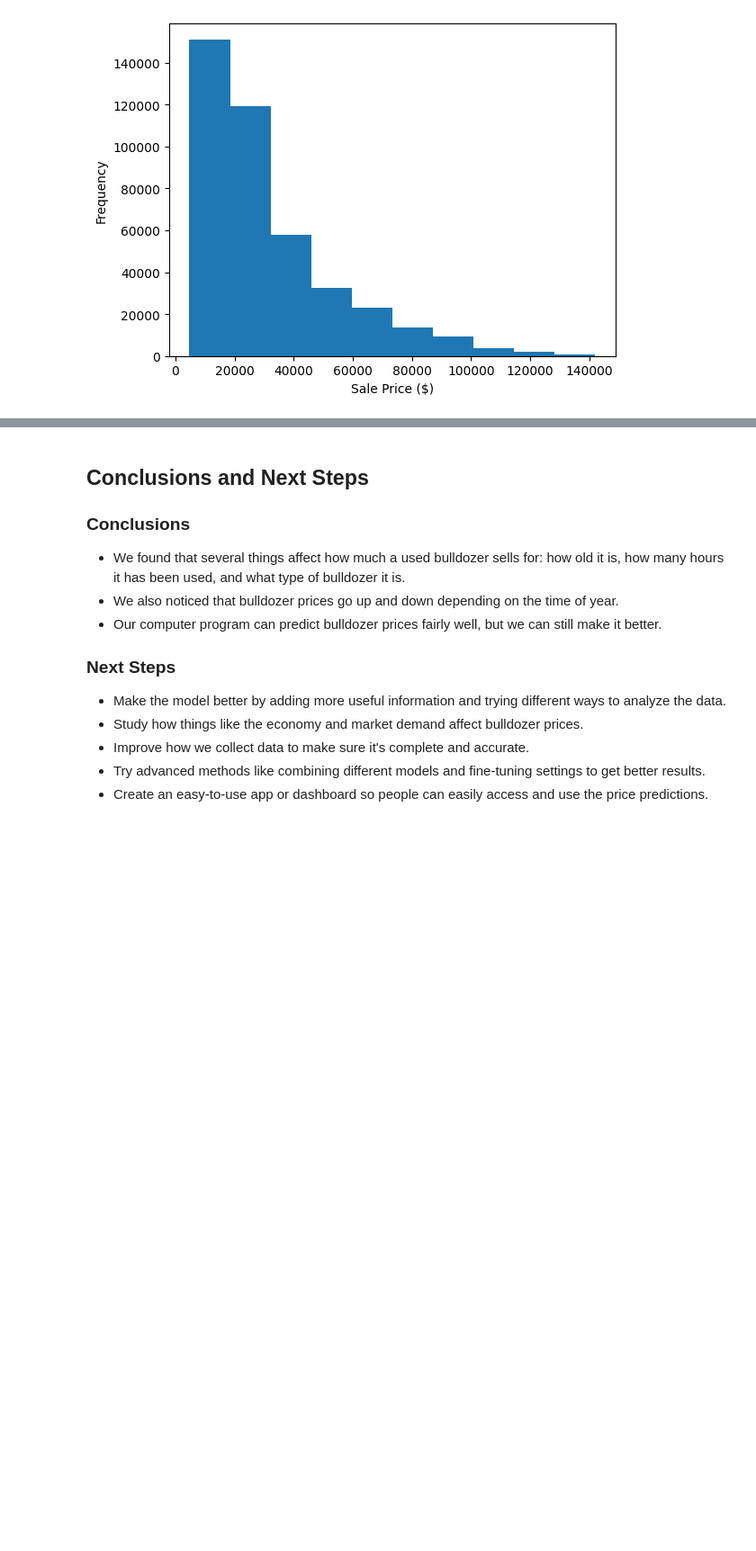
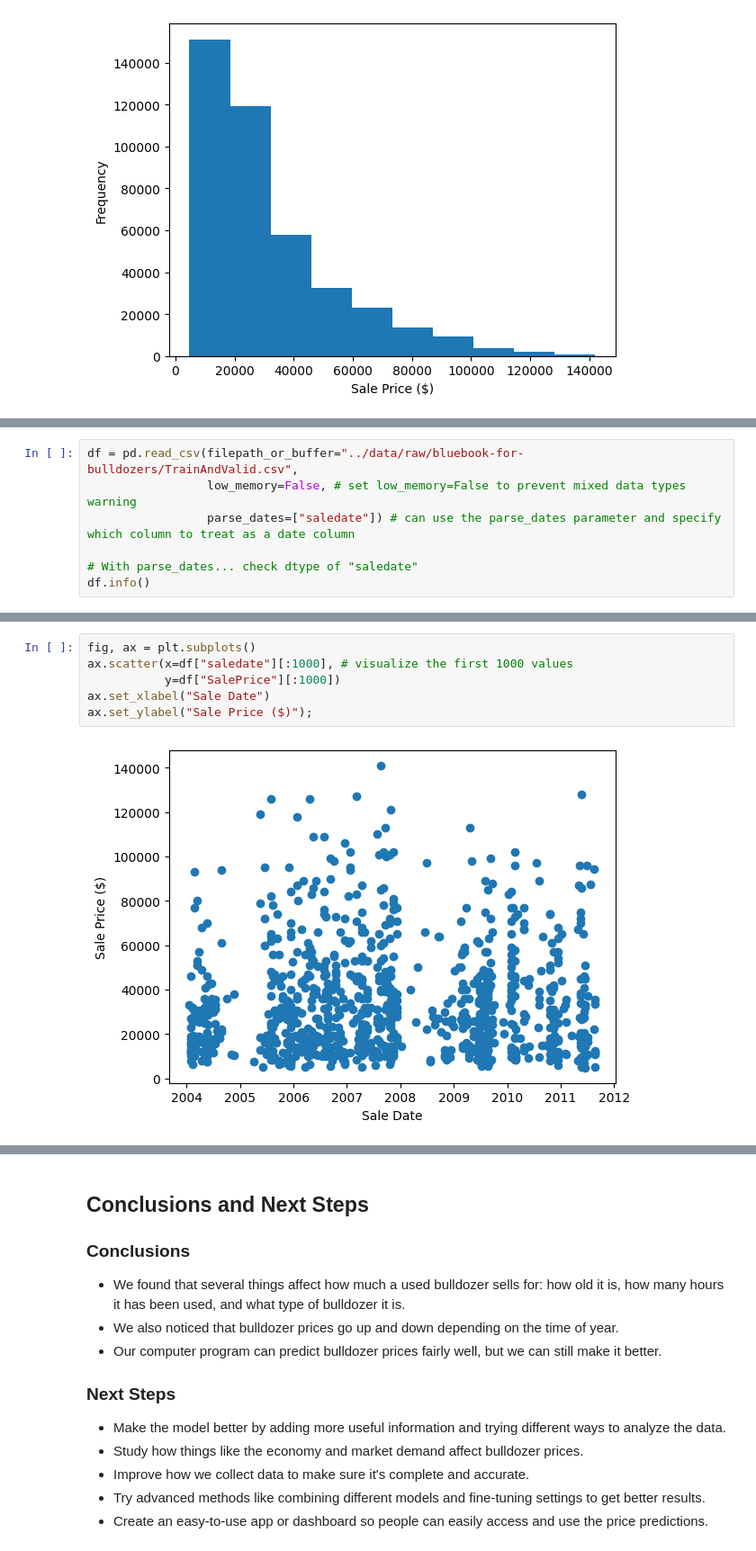
Before and after one commit to Blignaut24/About-BulldozerPriceGenius-_BPG-_v2, a Jupyter notebook: jupyter_notebooks/01_data_loading.ipynb, the cells around one changed output, grey strips where cells are left out. Shown: that part at 90% size. Saved outputs shown, nothing was run; the diff lists cells and outputs as text; blank space fills up the shorter version.

Commit message:
feat: add features engineering functionality to data load notebook

```diff
--- a/jupyter_notebooks/01_data_loading.ipynb
+++ b/jupyter_notebooks/01_data_loading.ipynb
@@ -427,0 +445,7 @@ df.SalePrice.plot.hist(xlabel="Sale Price ($)");
+# %%
+df = pd.read_csv(filepath_or_buffer="../data/raw/bluebook-for-bulldozers/TrainAndValid.csv",
+                 low_memory=False, # set low_memory=False to prevent mixed data types warning
+                 parse_dates=["saledate"]) # can use the parse_dates parameter and specify which column to treat as a date column
+
+# With parse_dates... check dtype of "saledate"
+df.info()
@@ -427,0 +510,8 @@ df.SalePrice.plot.hist(xlabel="Sale Price ($)");
+# %%
+fig, ax = plt.subplots()
+ax.scatter(x=df["saledate"][:1000], # visualize the first 1000 values
+           y=df["SalePrice"][:1000])
+ax.set_xlabel("Sale Date")
+ax.set_ylabel("Sale Price ($)");
+# %% [output]
+[figure, added]
```
Also changed, not shown: parts of 12 cells of this notebook, 1 other file.
